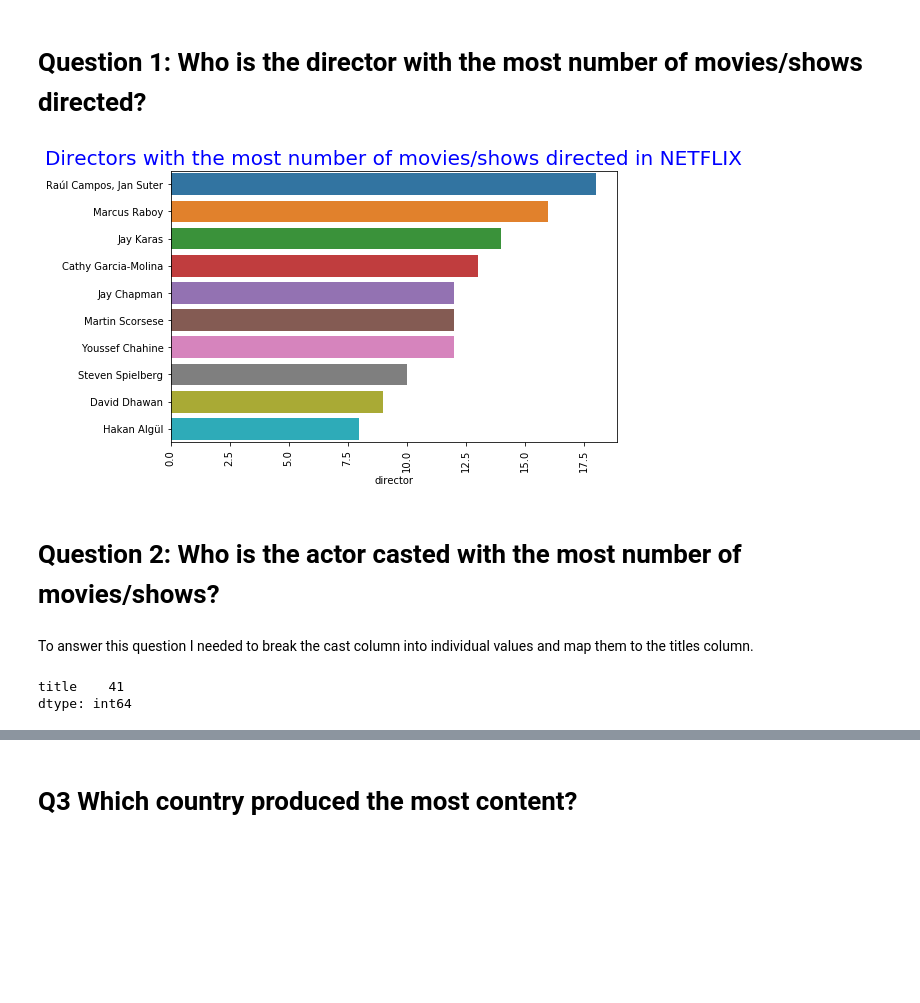
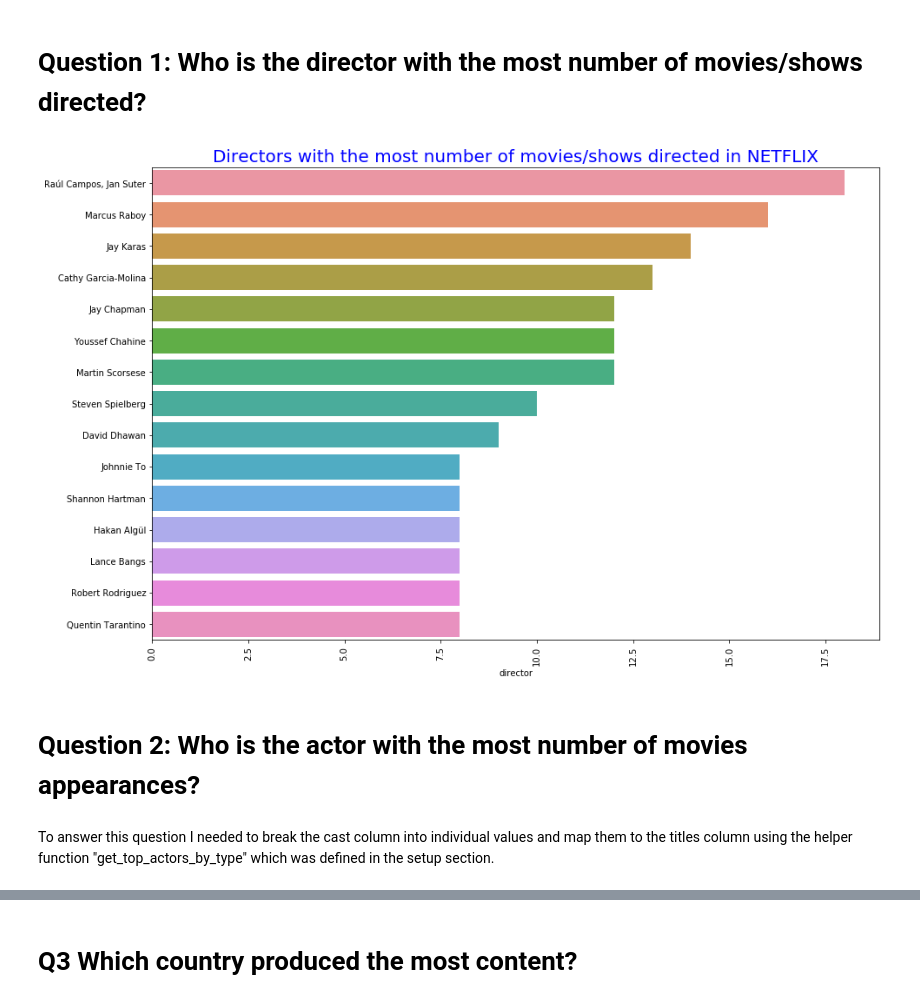
Before and after one commit to sonnygobdev/udacity, a Jupyter notebook: netflix_insights.ipynb, the cells around one changed output, grey strips where cells are left out. Saved outputs shown, nothing was run; the diff lists cells and outputs as text; code cells hidden in the pictures; blank space fills up the shorter version.

Commit message:
update charts

```diff
--- a/netflix_insights.ipynb
+++ b/netflix_insights.ipynb
@@ -33,0 +19,28 @@ Data Cleaning and Massaging
+# %%
+netflix_df = pd.read_csv("netflix_titles.csv")
+
+#helper function for generating barplots
+def plot_data(xaxis,yaxis,title,filename):
+    plt.figure(figsize=(15,10))
+    sns.barplot(x=xaxis,y=yaxis)
+    plt.xticks(rotation=90)
+    plt.title(title,color = 'blue',fontsize=20)
+    plt.savefig(filename)
+    plt.show()
+
+#helper function to split the cast column
+def get_top_actors_by_type(df):
+    actor_titles_dict = defaultdict(list)
+    for i in range(len(df)) :
+      title = df.iloc[i, 0]
+      casts = df.iloc[i, 1].split(", ")
+      for actor in casts:
+          if actor in actor_titles_dict:
+              actor_titles_dict[actor].append(title)
+          else:
+              actor_titles_dict[actor] = [title]
+
+    actor_titles_count_dict = {}
+    for actor, titles in actor_titles_dict.items():
+        actor_titles_count_dict[actor] = len(titles)
+    return actor_titles_count_dict
@@ -41,0 +66,4 @@ dtype: object
+# %%
+#split duration to [duration_no,duration_metric] columns and convert the duration_no to numeric
+netflix_df[['duration_no','duration_metric']] = netflix_df.duration.apply(lambda x: pd.Series(str(x).split(" ")))
+netflix_df['duration_no'] = pd.to_numeric(netflix_df['duration_no'])
@@ -42,5 +74,7 @@ dtype: object
 # %%
-#drop the fields that do not have any values and will not have a big effect on the questions that we want to answer
-netflix_dataset.dropna(inplace = True)
-netflix_dataset.isnull().sum()
+#replace the country and ratings column with the mode and drop the fields that do not have any values and will not have a big effect on the questions that we want to answer
+netflix_df['rating'] = netflix_df['rating'].fillna(netflix_df['rating'].mode()[0])
+netflix_df['country'] = netflix_df['country'].fillna(netflix_df['country'].mode()[0])
+netflix_df.dropna(subset=['cast'],axis = 0,inplace = True)
+netflix_df.isnull().sum()
 # %% [output]
@@ -60,11 +96,11 @@ dtype: int64
 # %% [markdown]
 # Question 1: Who is the director with the most number of movies/shows directed?
 # %%
-netflix_directors = pd.DataFrame(netflix_dataset['director'].value_counts()).sort_values(by='director',ascending=False)[:10]
-plot_data(netflix_directors.director,netflix_directors.index,'Directors with the most number of movies/shows directed in NETFLIX')
+netflix_directors = pd.DataFrame(netflix_df['director'].value_counts()).sort_values(by='director',ascending=False)[:15]
+plot_data(netflix_directors.director,netflix_directors.index,'Directors with the most number of movies/shows directed in NETFLIX',"top_directors.png")
 # %% [output]
-[figure, old version]
+[figure, new version]
 # %% [markdown]
-# Question 2: Who is the actor casted with the most number of movies/shows?
+# Question 2: Who is the actor with the most number of movies appearances?
 # %% [markdown]
-To answer this question I needed to break the cast column into individual values and map them to the titles column.
+To answer this question I needed to break the cast column into individual values and map them to the titles column using the helper function "get_top_actors_by_type" which was defined in the setup section.
@@ -93,6 +106,0 @@ top_actors = pd.DataFrame.from_dict(actor_titles_count_dict,orient='index',colum
-# %%
-#let confirm
-title_cast_dataset[title_cast_dataset.cast.str.contains('Anupam Kher')].agg({"title":"count"})
-# %% [output]
-title    41
-dtype: int64
```
Also changed, not shown: parts of 20 cells of this notebook.
